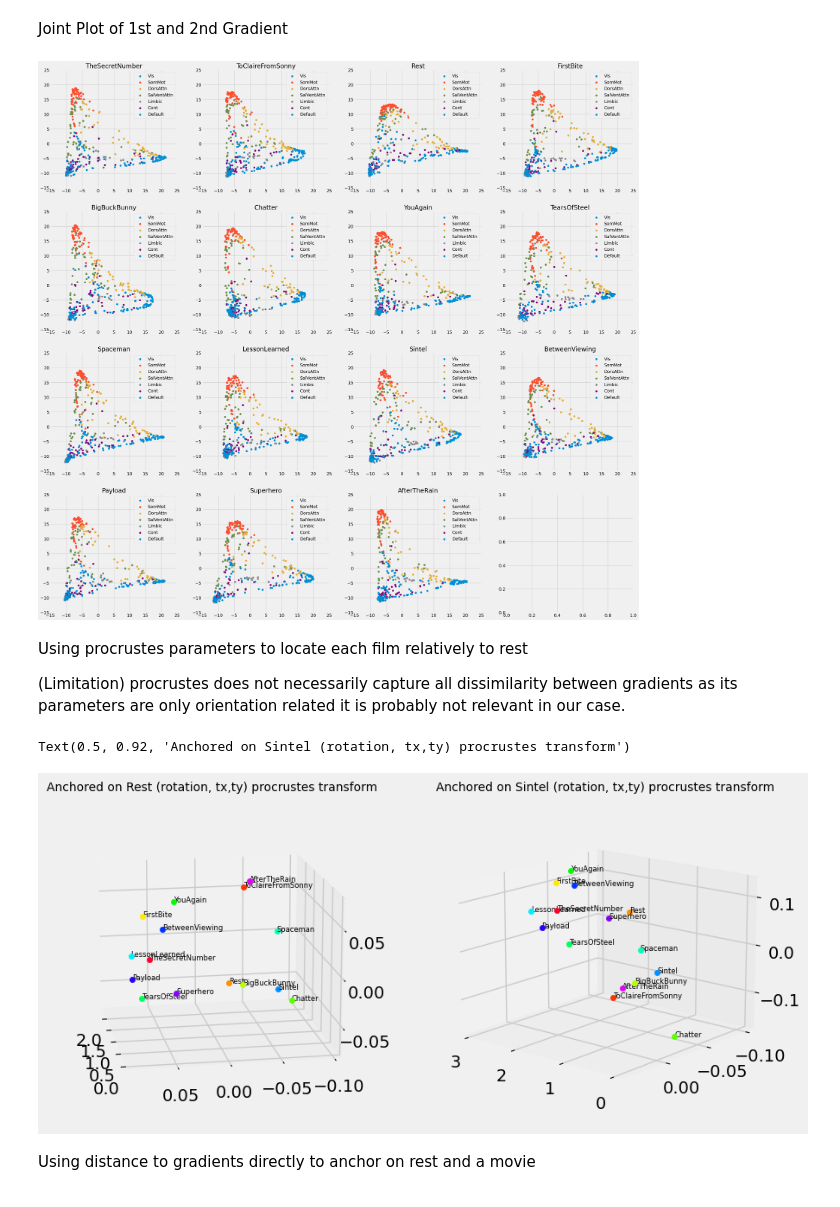
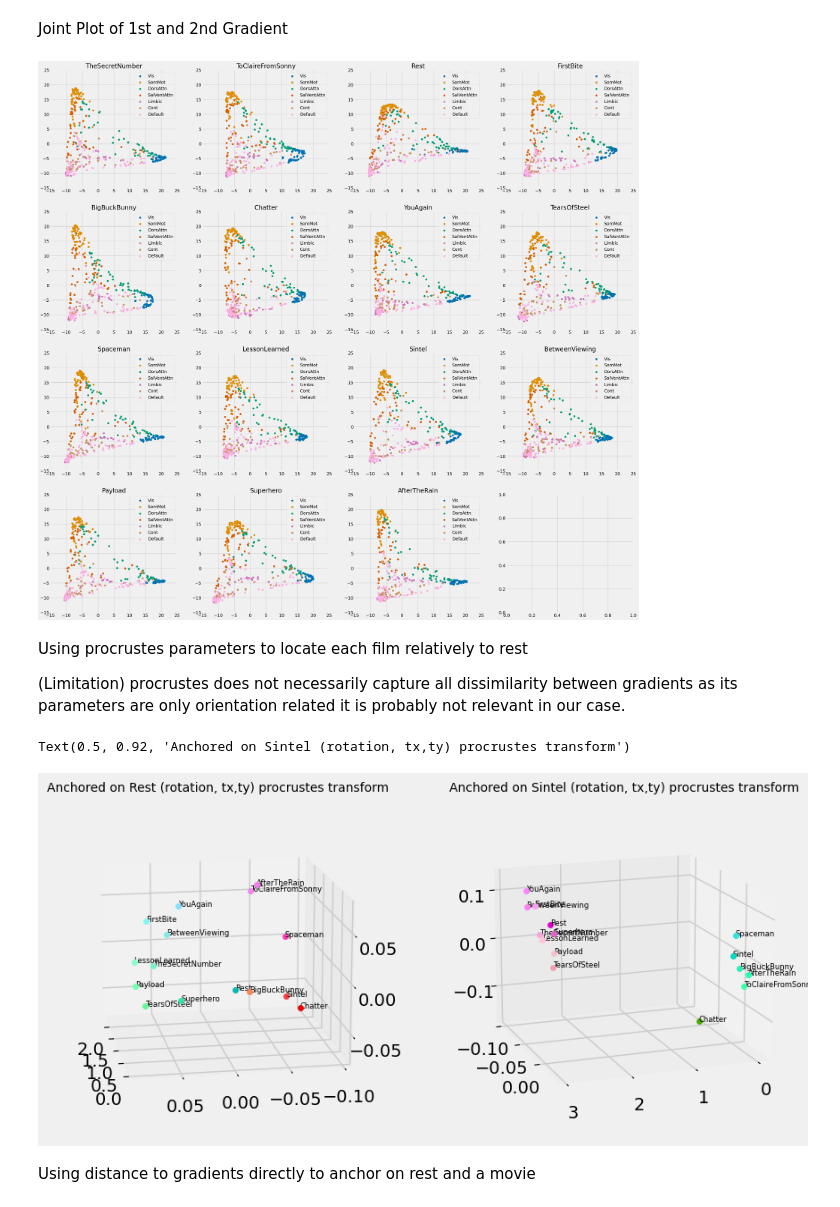
Before and after one commit to MIPLabCH/emoguide_gradients, a Jupyter notebook: 09_fmri_gradient_rest-films_order.ipynb, the cells around one changed output. Cells and saved outputs as stored; diff of their text form; code cells hidden in the pictures.

```diff
--- a/09_fmri_gradient_rest-films_order.ipynb
+++ b/09_fmri_gradient_rest-films_order.ipynb
@@ -46,3 +48,9 @@ aligned, ref, score = procrustes_align(grads, ref=grads[2], n_iter=100)
+# %%
+from matplotlib.colors import ListedColormap
+pal     = sns.color_palette('colorblind', 8)
+my_cmap = ListedColormap(pal)
+
+colors  = {N: my_cmap.colors[idx] for idx, N in enumerate(list(index2region.keys()))}
 # %%
 partial_region = load('./resources/yeo7region400.pkl')
 
@@ -54,14 +62,14 @@ for i in range(len(labels)):
 
     for k in partial_region:
 
-        ax[r,c].scatter(G[partial_region[k],0],G[partial_region[k],1], label=k)
+        ax[r,c].scatter(G[partial_region[k],0],G[partial_region[k],1], label=k, color=colors[k])
 
     ax[r,c].set_title(L)
     ax[r,c].set_xlim(-15,25)
     ax[r,c].set_ylim(-15,25)
     ax[r,c].legend()
 # %% [output]
-[figure, old version]
+[figure, new version]
 # %% [markdown]
 Using procrustes parameters to locate each film relatively to rest
 
@@ -101,35 +109,47 @@ features2 = np.asarray(features2)
 # %%
 from mpl_toolkits import mplot3d
 
+colormap = np.zeros_like(features)
+colormap[:,0] = sscore(features[:,0])
+colormap[:,1] = sscore(features[:,1])
+colormap[:,2] = sscore(features[:,2])
+colormap[:,0] = colormap[:,0]**(1/2)
+colormap[:,1] = colormap[:,1]**(1/2)
+colormap[:,2] = colormap[:,2]**(1/2)
+
 fig = plt.figure(figsize=plt.figaspect(0.5))
 ax = fig.add_subplot(1, 2, 1, projection='3d')
-cm = plt.get_cmap('gist_rainbow')
-ax.set_prop_cycle(color=[cm(1.*i/15) for i in range(15)])
 
 for idx,mov in enumerate(labels):
     ax.scatter([features[idx,0]],
             [features[idx,1]],
-            [features[idx,2]], linewidth=0.5, label=mov)
+            [features[idx,2]], linewidth=0.5, label=mov, color=colormap[idx,:])
     ax.text(features[idx,0] , features[idx,1], features[idx,2], mov, None, size=6)
+
 ax.view_init(15, 170)
 ax.set_title('Anchored on Rest (rotation, tx,ty) procrustes transform', size=10)
 
+colormap = np.zeros_like(features)
+colormap[:,0] = sscore(features2[:,0])
+colormap[:,1] = sscore(features2[:,1])
+colormap[:,2] = sscore(features2[:,2])
+colormap[:,0] = colormap[:,0]**(1/2)
+colormap[:,1] = colormap[:,1]**(1/2)
+colormap[:,2] = colormap[:,2]**(1/2)
+
 ax = fig.add_subplot(1, 2, 2, projection='3d')
-cm = plt.get_cmap('gist_rainbow')
-ax.set_prop_cycle(color=[cm(1.*i/15) for i in range(15)])
-
 for idx,mov in enumerate(labels):
     ax.scatter([features2[idx,0]],
             [features2[idx,1]],
-            [features2[idx,2]], linewidth=0.5, label=mov)
+            [features2[idx,2]], linewidth=0.5, label=mov, color=colormap[idx,:])
     ax.text(features2[idx,0] , features2[idx,1], features2[idx,2], mov, None, size=6)
-ax.view_init(15, 130)
+ax.view_init(15, 70)
 ax.set_title('Anchored on {} (rotation, tx,ty) procrustes transform'.format(labels[10]), size=10)
 # ax.legend(loc=4,prop={'size':5})
 # ax.legend(loc=4,prop={'size':5})
 # %% [output]
 Text(0.5, 0.92, 'Anchored on Sintel (rotation, tx,ty) procrustes transform')
-[figure, old version]
+[figure, new version]
 # %% [markdown]
 Using distance to gradients directly to anchor on rest and a movie
 # %%
```
Also changed, not shown: parts of 7 cells of this notebook, 31 other files.
